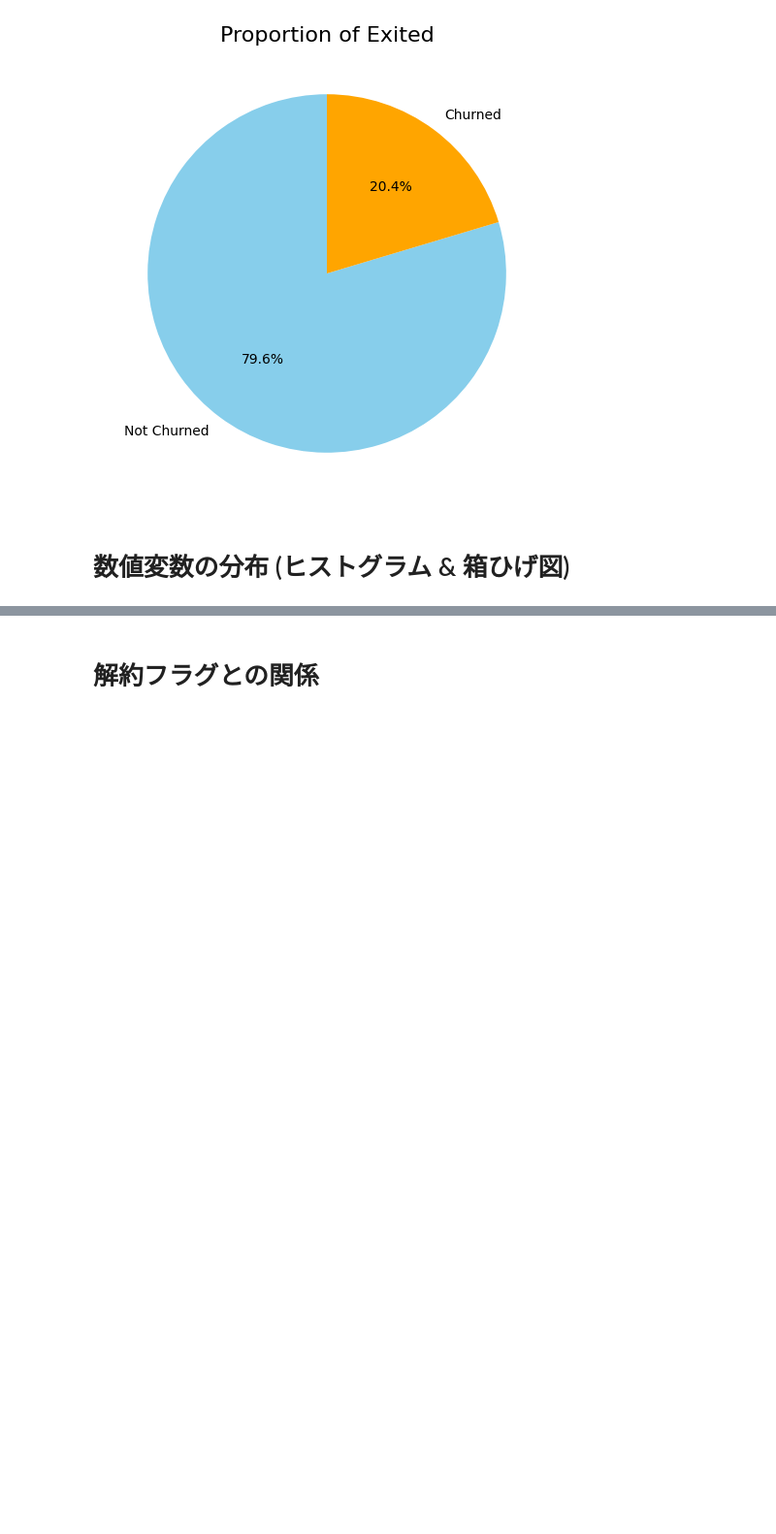
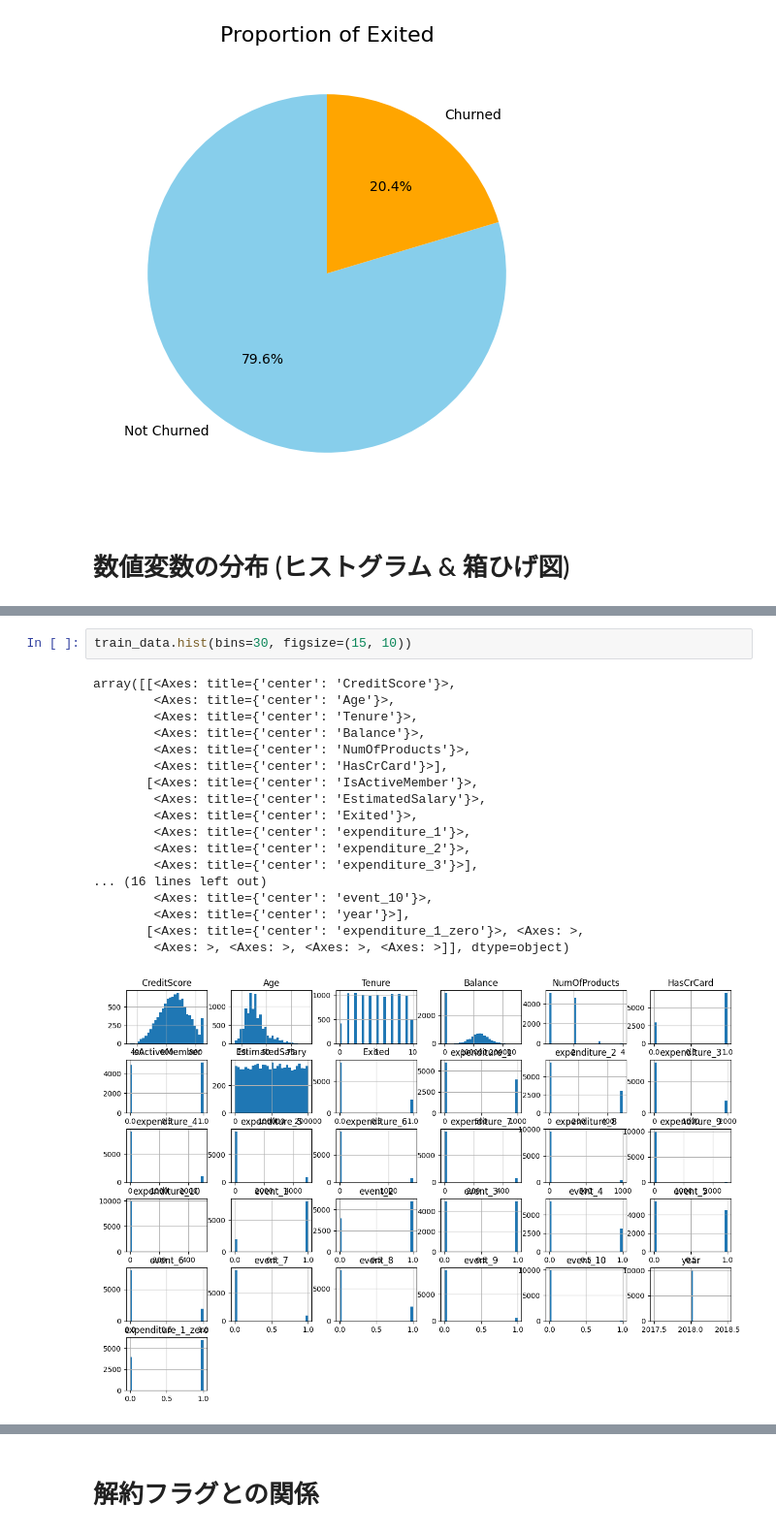
Before and after one commit to Allllisha/ml-predict-churn-datamix-assignment, a Jupyter notebook: notebook/ml_predict_churn_datamix_assignment1.ipynb, the cells around one changed output, grey strips where cells are left out. Shown at 97% size. Drawn from its saved outputs; the diff is of its cells as text; blank space fills up the shorter version.

```diff
--- a/notebook/ml_predict_churn_datamix_assignment1.ipynb
+++ b/notebook/ml_predict_churn_datamix_assignment1.ipynb
@@ -330,0 +250,21 @@ Passing `palette` without assigning `hue` is deprecated and will be removed in v
+# %%
+train_data.hist(bins=30, figsize=(15, 10))
+# %% [output]
+array([[<Axes: title={'center': 'CreditScore'}>,
+        <Axes: title={'center': 'Age'}>,
+        <Axes: title={'center': 'Tenure'}>,
+        <Axes: title={'center': 'Balance'}>,
+        <Axes: title={'center': 'NumOfProducts'}>,
+        <Axes: title={'center': 'HasCrCard'}>],
+       [<Axes: title={'center': 'IsActiveMember'}>,
+        <Axes: title={'center': 'EstimatedSalary'}>,
+        <Axes: title={'center': 'Exited'}>,
+        <Axes: title={'center': 'expenditure_1'}>,
+        <Axes: title={'center': 'expenditure_2'}>,
+        <Axes: title={'center': 'expenditure_3'}>],
+... (16 lines left out)
+        <Axes: title={'center': 'event_10'}>,
+        <Axes: title={'center': 'year'}>],
+       [<Axes: title={'center': 'expenditure_1_zero'}>, <Axes: >,
+        <Axes: >, <Axes: >, <Axes: >, <Axes: >]], dtype=object)
+[figure, added]
```
Also changed, not shown: parts of 53 cells of this notebook.
